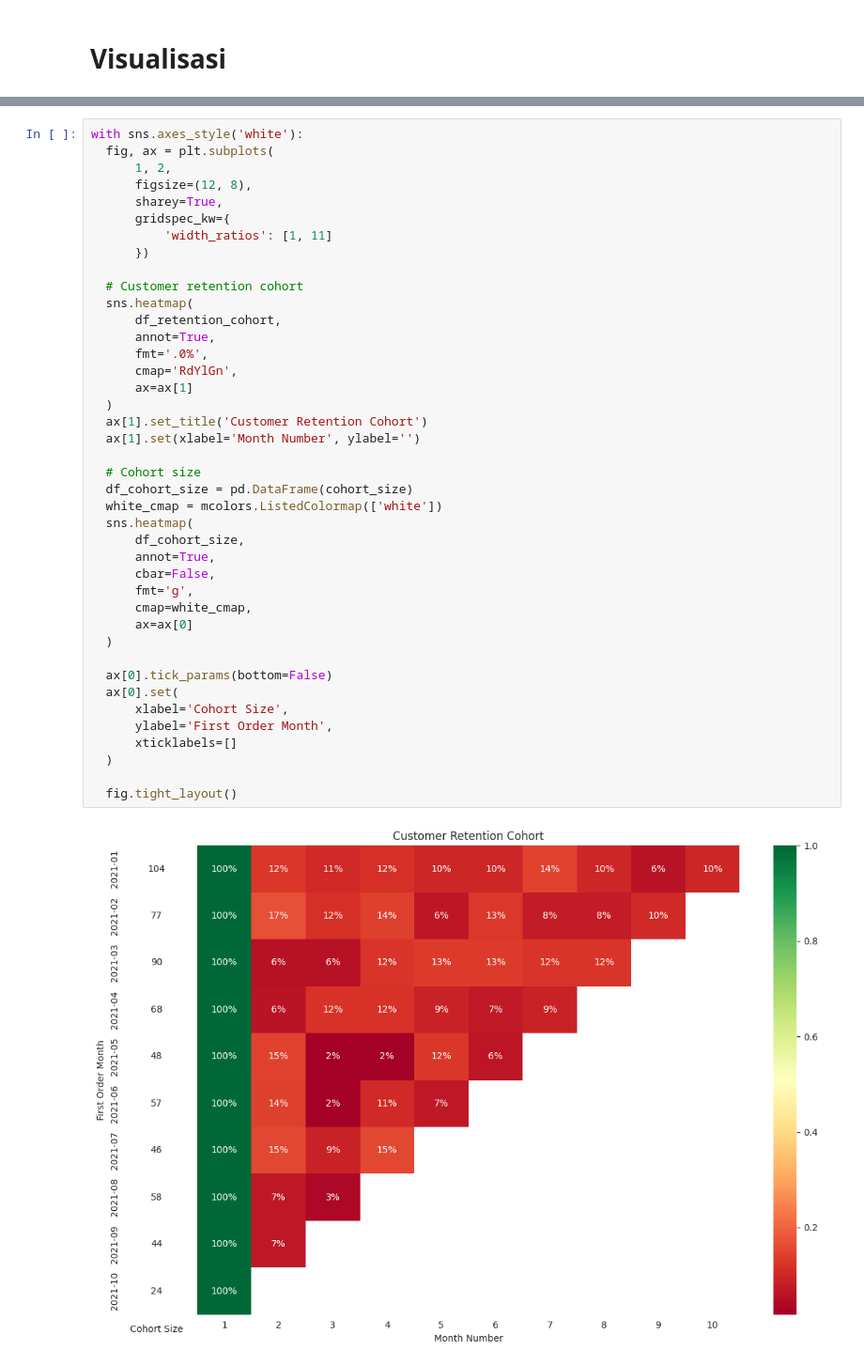
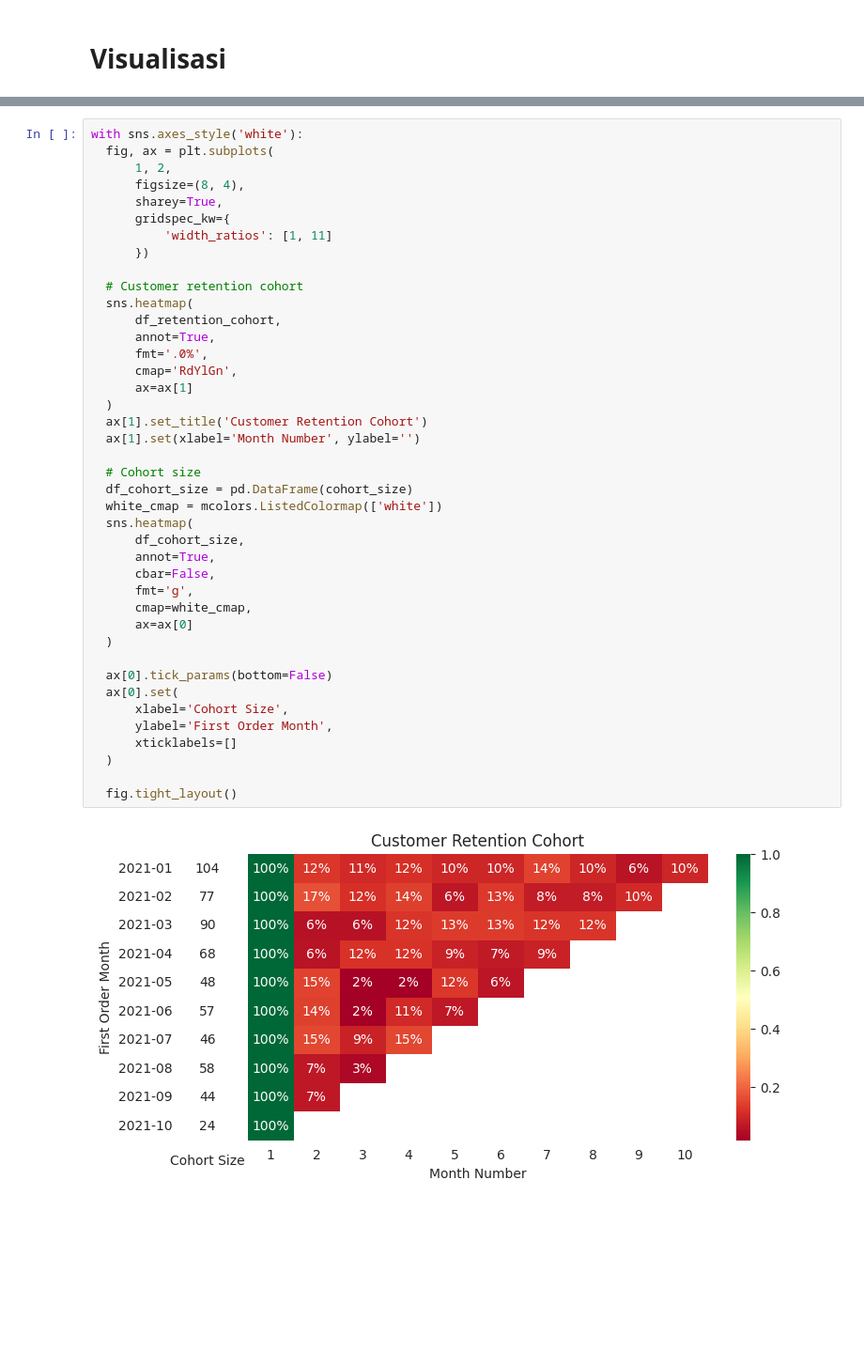
Before and after one commit to Anggardy/Customer_retention_analysis, a Jupyter notebook: EGroceries.ipynb, the cells around one changed output, grey strips where cells are left out. Shown at 94% size. Cells and saved outputs as stored; diff of their text form; blank space fills up the shorter version.

```diff
--- a/EGroceries.ipynb
+++ b/EGroceries.ipynb
@@ -340,7 +339,7 @@ import seaborn as sns
 with sns.axes_style('white'):
   fig, ax = plt.subplots(
       1, 2,
-      figsize=(12, 8),
+      figsize=(8, 4),
       sharey=True,
       gridspec_kw={
           'width_ratios': [1, 11]
@@ -351,31 +350,31 @@ with sns.axes_style('white'):
       df_retention_cohort,
       annot=True,
       fmt='.0%',
       cmap='RdYlGn',
       ax=ax[1]
   )
   ax[1].set_title('Customer Retention Cohort')
   ax[1].set(xlabel='Month Number', ylabel='')
 
   # Cohort size
   df_cohort_size = pd.DataFrame(cohort_size)
   white_cmap = mcolors.ListedColormap(['white'])
   sns.heatmap(
       df_cohort_size,
       annot=True,
       cbar=False,
       fmt='g',
       cmap=white_cmap,
       ax=ax[0]
   )
 
   ax[0].tick_params(bottom=False)
   ax[0].set(
       xlabel='Cohort Size',
       ylabel='First Order Month',
       xticklabels=[]
   )
 
   fig.tight_layout()
 # %% [output]
-[figure, old version]
+[figure, new version]
```
Also changed, not shown: parts of 3 cells of this notebook.
